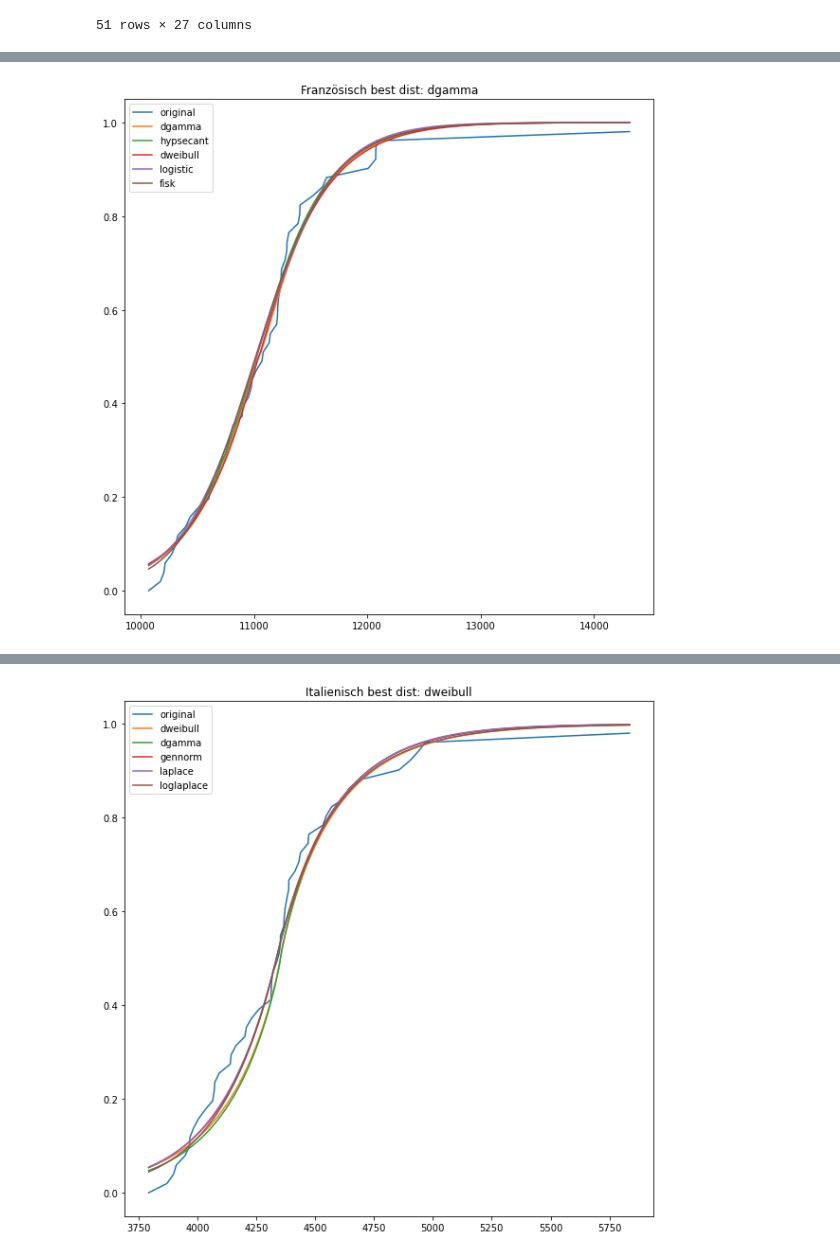
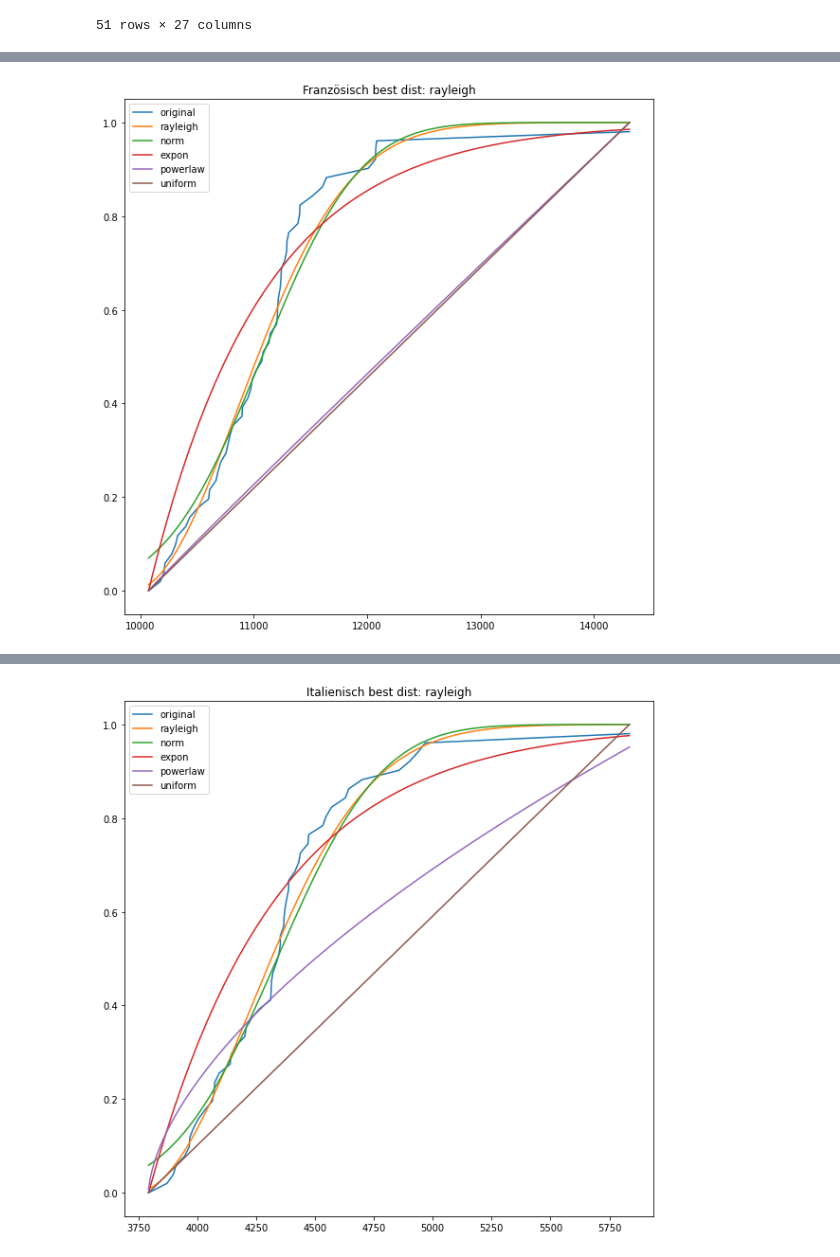
Before and after one commit to nicolarohner1337/omc-WER, a Jupyter notebook: Daten/zf_todesrate/mergeData.ipynb, the cells around one changed output, grey strips where cells are left out. Drawn from its saved outputs; the diff is of its cells as text; code cells hidden in the pictures.

```diff
--- a/Daten/zf_todesrate/mergeData.ipynb
+++ b/Daten/zf_todesrate/mergeData.ipynb
@@ -138,7 +138,11 @@ for year, row in df_deaths.iterrows():
 
 dict_distributions = {}
 for sprache, values in dict_birthRate_lang_distribution.items():
-    f = fitter.Fitter(values, timeout=60)
+    common_distributions = fitter.get_common_distributions()
+    common_distributions.remove('cauchy')
+    f = fitter.Fitter(values, timeout=60,distributions=common_distributions)
+
+
     f.fit()
 
     method = "sumsquare_error"
@@ -180 +171 @@ WARNING:root:SKIPPED rv_histogram distribution (taking more than 60 seconds)
-[figure, old version]
+[figure, new version]
@@ -186 +172 @@ WARNING:root:SKIPPED rv_histogram distribution (taking more than 60 seconds)
-[figure, old version]
+[figure, new version]
```
Also changed, not shown: parts of 1 cell of this notebook, 8 other files.
